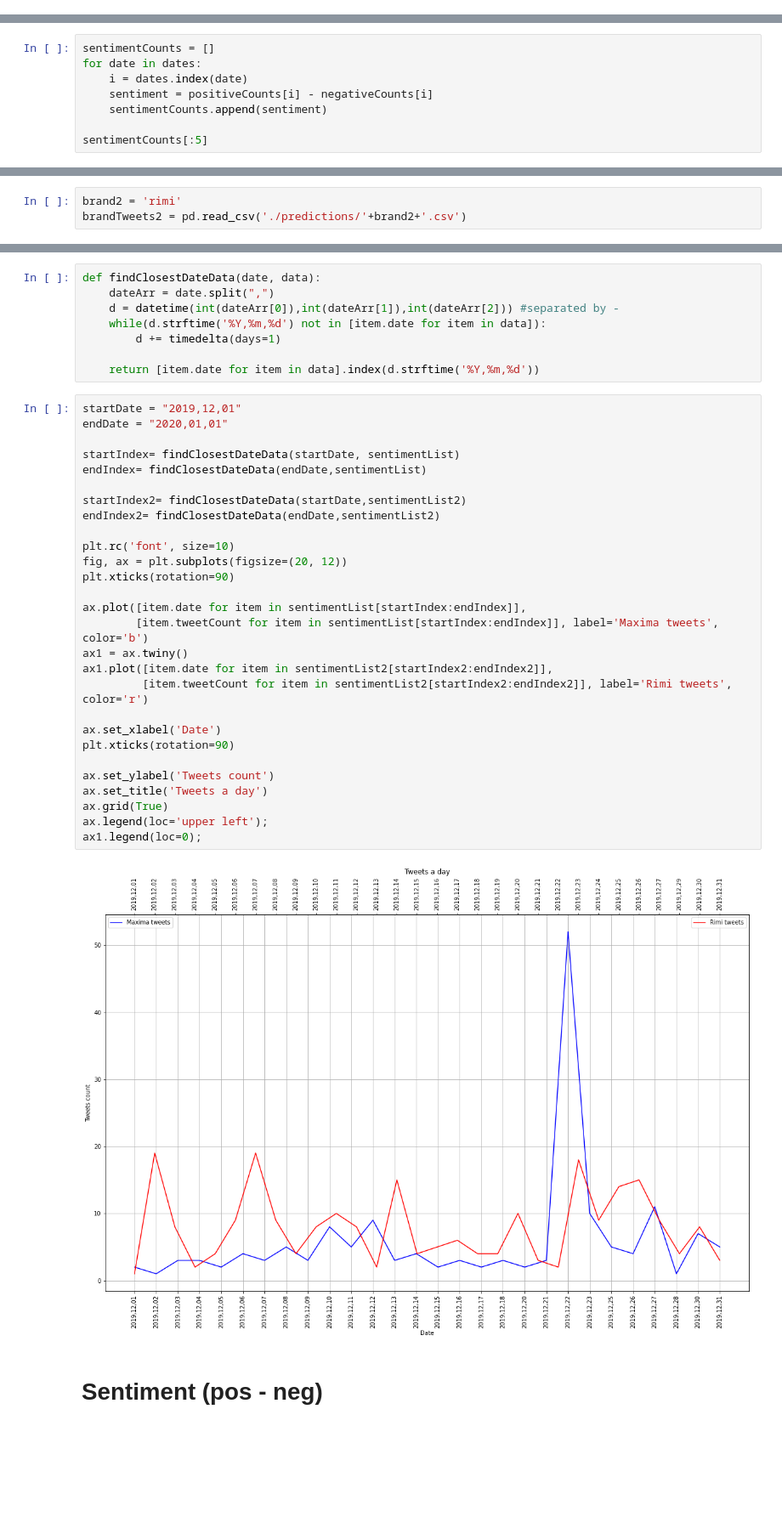
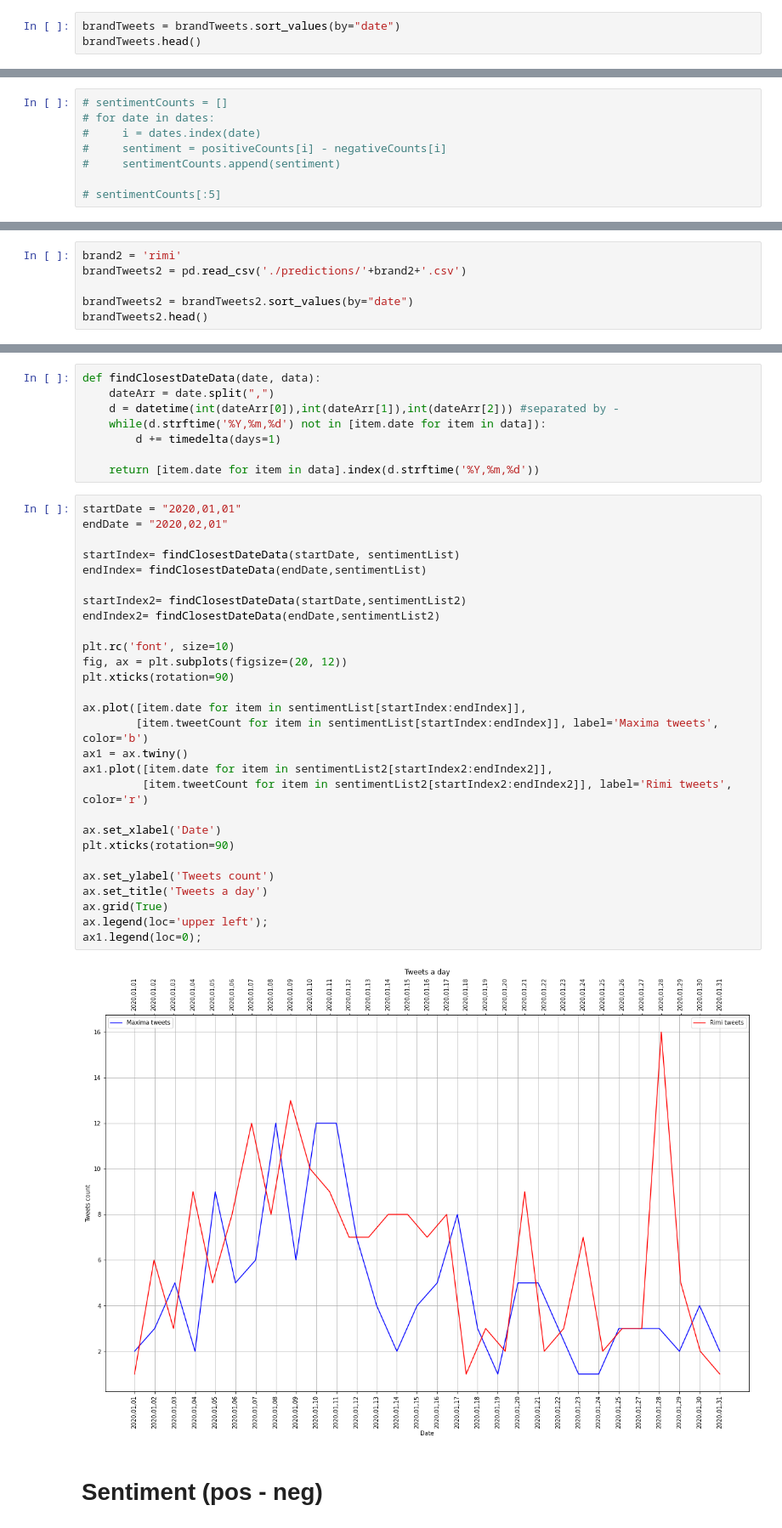
Before and after one commit to Alliix/twttr-tirgus, a Jupyter notebook: CASED/LVBERT_graphs.ipynb, the cells around one changed output, grey strips where cells are left out. Shown at 85% size. Drawn from its saved outputs; the diff is of its cells as text; blank space fills up the shorter version.

```diff
--- a/CASED/LVBERT_graphs.ipynb
+++ b/CASED/LVBERT_graphs.ipynb
@@ -201,3 +202,6 @@ brandTweets.head()
 | 3 | 🎉🍸😏😏🙏🏽 (@ Maxima XX - @maximaveik... | 1519965 | 926808202510983200 | 2017-11-04T15:47:49 | sw | NaN | NaN | ... |
 | 4 | @GirtsRungainis Skarbākais, ka ve... | 1521601 | 927041580455874600 | 2017-11-05T07:15:11 | lv | 9.268910e+17 | 134731218.0 | ... |
 5 rows × 26 columns
+# %%
+brandTweets = brandTweets.sort_values(by="date")
+brandTweets.head()
@@ -350,13 +364,13 @@ ax.legend(loc='upper left');
 # %% [markdown]
 # Sentiment (pos - neg)
 # %%
-sentimentCounts = []
-for date in dates:
-    i = dates.index(date)
-    sentiment = positiveCounts[i] - negativeCounts[i]
-    sentimentCounts.append(sentiment)
+# sentimentCounts = []
+# for date in dates:
+#     i = dates.index(date)
+#     sentiment = positiveCounts[i] - negativeCounts[i]
+#     sentimentCounts.append(sentiment)
 
-sentimentCounts[:5]
+# sentimentCounts[:5]
 # %%
 startDate = "2019,11,01"
 endDate = "2020,01,01"
@@ -383,3 +397,6 @@ ax.legend(loc='upper left');
 # %%
 brand2 = 'rimi'
 brandTweets2 = pd.read_csv('./predictions/'+brand2+'.csv')
+
+brandTweets2 = brandTweets2.sort_values(by="date")
+brandTweets2.head()
@@ -448,35 +472,35 @@ def findClosestDateData(date, data):
 
     return [item.date for item in data].index(d.strftime('%Y,%m,%d'))
 # %%
-startDate = "2019,12,01"
-endDate = "2020,01,01"
+startDate = "2020,01,01"
+endDate = "2020,02,01"
 
 startIndex= findClosestDateData(startDate, sentimentList)
 endIndex= findClosestDateData(endDate,sentimentList)
 
 startIndex2= findClosestDateData(startDate,sentimentList2)
 endIndex2= findClosestDateData(endDate,sentimentList2)
 
 plt.rc('font', size=10)
 fig, ax = plt.subplots(figsize=(20, 12))
 plt.xticks(rotation=90)
 
 ax.plot([item.date for item in sentimentList[startIndex:endIndex]],
         [item.tweetCount for item in sentimentList[startIndex:endIndex]], label='Maxima tweets', color='b')
 ax1 = ax.twiny()
 ax1.plot([item.date for item in sentimentList2[startIndex2:endIndex2]],
          [item.tweetCount for item in sentimentList2[startIndex2:endIndex2]], label='Rimi tweets', color='r')
 
 ax.set_xlabel('Date')
 plt.xticks(rotation=90)
 
 ax.set_ylabel('Tweets count')
 ax.set_title('Tweets a day')
 ax.grid(True)
 ax.legend(loc='upper left');
 ax1.legend(loc=0);
 # %% [output]
-[figure, old version]
+[figure, new version]
 # %% [markdown]
 # Sentiment (pos - neg)
 # %%
```
Also changed, not shown: parts of 18 cells of this notebook.
